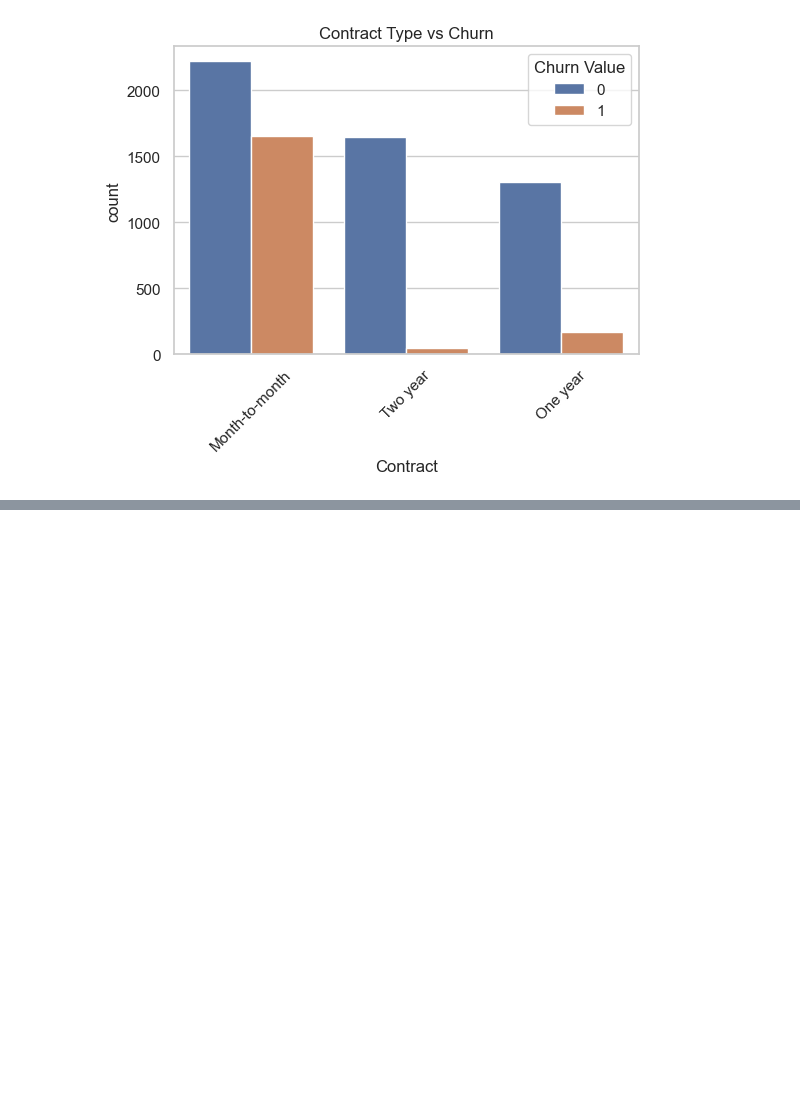
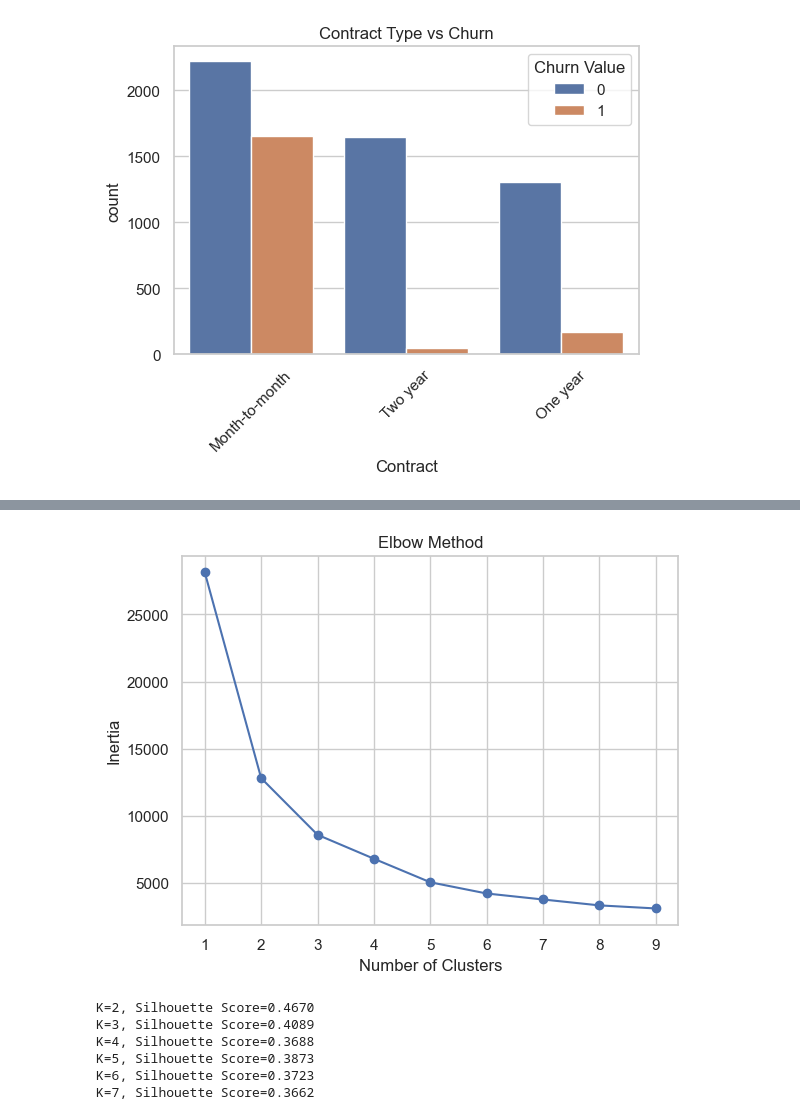
Before and after one commit to SrishtiPandey0714/segmentation-churn-retention-ml-project, a Jupyter notebook: notebooks/01_data_understanding_eda.ipynb, the cells around one changed output, grey strips where cells are left out. Drawn from its saved outputs; the diff is of its cells as text; code cells hidden in the pictures; blank space fills up the shorter version.

Commit message:
Added segmentation feature engineering, scaling, and KMeans clustering

```diff
--- a/notebooks/01_data_understanding_eda.ipynb
+++ b/notebooks/01_data_understanding_eda.ipynb
@@ -115,0 +123,15 @@ plt.show()
+# %%
+df = df.dropna(subset=["Total Charges"]).copy()
+# %%
+service_cols = [
+    'Phone Service', 'Multiple Lines', 'Internet Service',
+    'Online Security', 'Online Backup', 'Device Protection',
+    'Tech Support', 'Streaming TV', 'Streaming Movies'
+]
+
+df["ServiceCount"] = (df[service_cols] == "Yes").sum(axis=1)
+# %%
+segmentation_features = ["Tenure Months", "Monthly Charges", "Total Charges", "ServiceCount"]
+
+seg_df = df[segmentation_features].copy()
+seg_df.head()
@@ -115,0 +145,38 @@ plt.show()
+# %%
+from sklearn.preprocessing import StandardScaler
+
+scaler = StandardScaler()
+seg_scaled = scaler.fit_transform(seg_df)
+# %%
+from sklearn.cluster import KMeans
+import matplotlib.pyplot as plt
+
+inertia = []
+
+for k in range(1, 10):
+    kmeans = KMeans(n_clusters=k, random_state=42)
+    kmeans.fit(seg_scaled)
+    inertia.append(kmeans.inertia_)
+
+plt.plot(range(1, 10), inertia, marker="o")
+plt.xlabel("Number of Clusters")
+plt.ylabel("Inertia")
+plt.title("Elbow Method")
+plt.show()
+# %% [output]
+[figure, added]
+# %%
+from sklearn.metrics import silhouette_score
+
+for k in range(2, 8):
+    kmeans = KMeans(n_clusters=k, random_state=42)
+    labels = kmeans.fit_predict(seg_scaled)
+    score = silhouette_score(seg_scaled, labels)
+    print(f"K={k}, Silhouette Score={score:.4f}")
+# %% [output]
+K=2, Silhouette Score=0.4670
+K=3, Silhouette Score=0.4089
+K=4, Silhouette Score=0.3688
+K=5, Silhouette Score=0.3873
+K=6, Silhouette Score=0.3723
+K=7, Silhouette Score=0.3662
```
Also changed, not shown: parts of 5 cells of this notebook.
